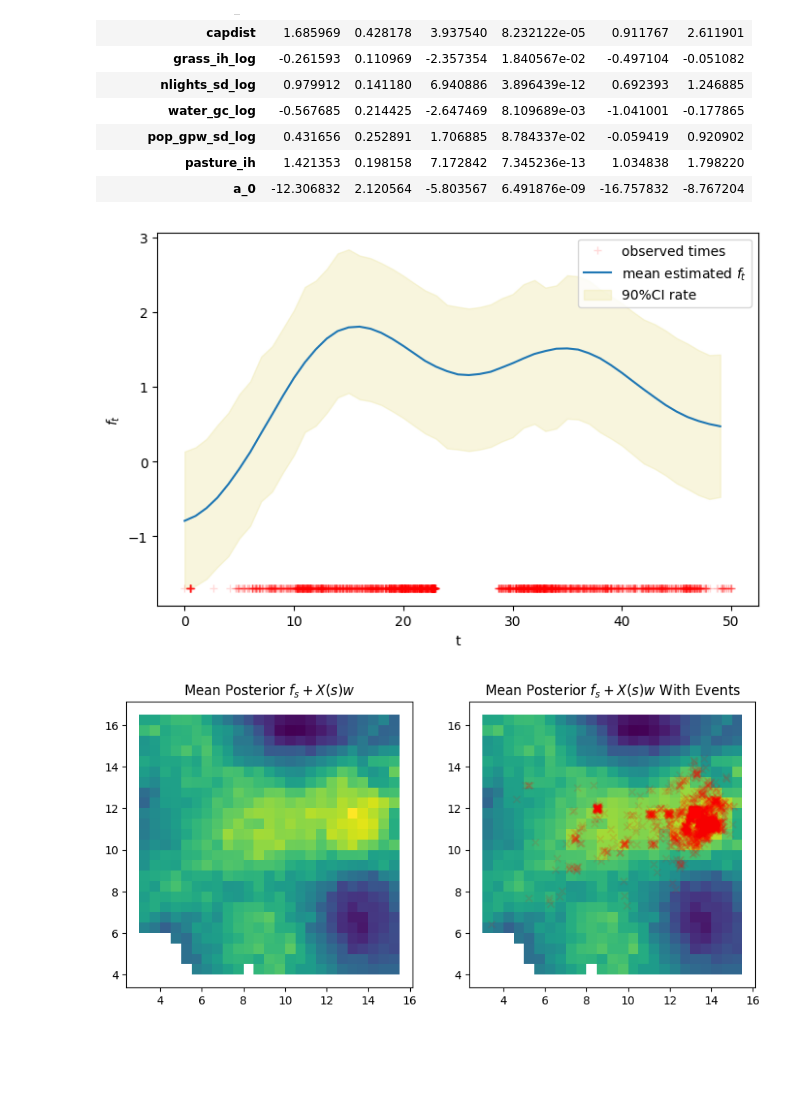
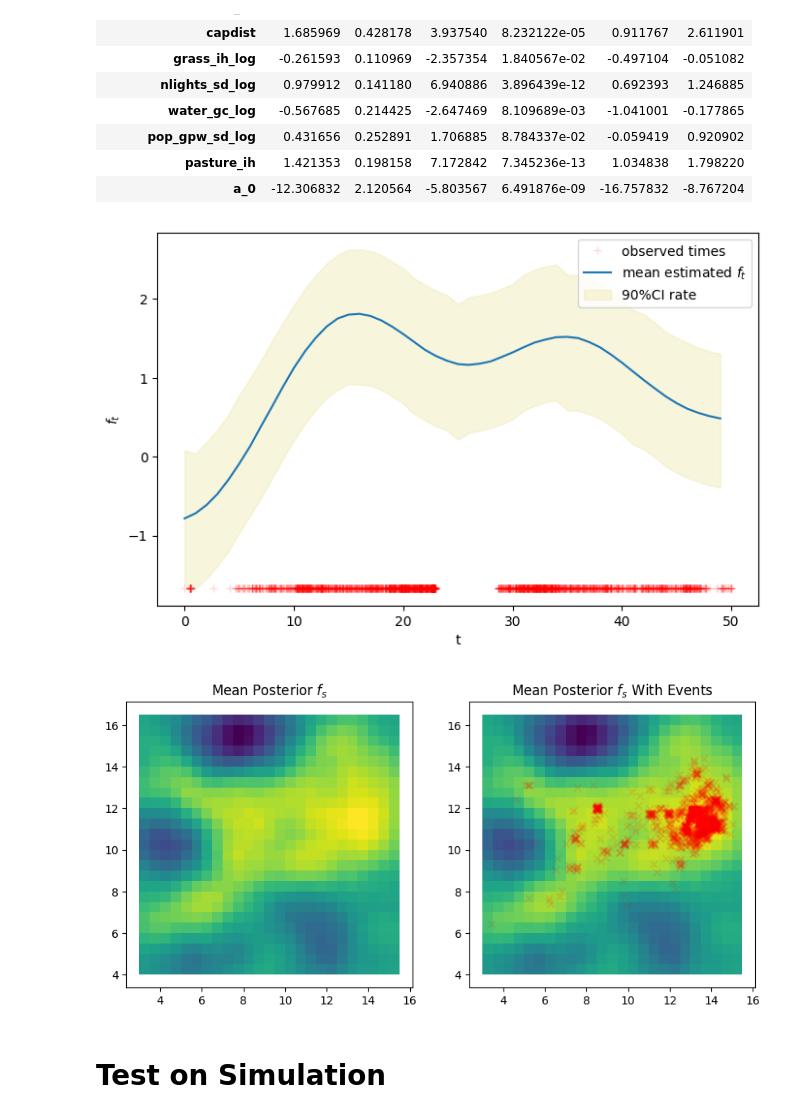
Before and after one commit to imanring/BSTPP, a Jupyter notebook: demo.ipynb, the cells around one changed output. Cells and saved outputs as stored; diff of their text form; code cells hidden in the pictures; blank space fills up the shorter version.

```diff
--- a/demo.ipynb
+++ b/demo.ipynb
@@ -184,19 +147,19 @@ A = np.array([[3,15.5],[4,16.5]])
 column_names = ['droughtstart_speibase', 'urban_ih_log', 'droughtyr_speigdm',
        'herb_gc', 'capdist', 'grass_ih_log', 'nlights_sd_log', 'water_gc_log',
        'pop_gpw_sd_log', 'pasture_ih']
-model_name = 'cox_hawkes'
+model_name = 'lgcp'
 model = Point_Process_Model('data/spt_data.csv',A,model=model_name,
-                            spatial_cov='data/inc_spatial_cov.csv',cov_grid_size=(0.5,0.5),
+                            #spatial_cov='data/inc_spatial_cov.csv',cov_grid_size=(0.5,0.5),
                             cov_names = column_names,
                             a_0=dist.Normal(0,5)
                            )
 # %%
 import pickle
-pre_run = True
+pre_run = False
 if pre_run:
     with open(f'output/{model_name}/output_new.pkl', 'rb') as f:
         output = pickle.load(f)
     model.mcmc = output['mcmc']
     model.mcmc_samples = output['samples']
 else:
-    model.run_mcmc(output_file=f'output/{model_name}/output_new.pkl')
+    model.run_mcmc()
@@ -243,8 +214,10 @@ model.cov_weight_post_summary()#plot_file=f'output/{model_name}/cov_post_hist.pn
 # %%
 model.plot_temporal_background()#f'output/{model_name}/temporal_gp_post_mean.png')
 # %% [output]
-[figure, old version]
+[figure, new version]
 # %%
-model.plot_spatial_background(include_cov=True)#f'output/{model_name}/spatial_gp_cov_post_mean.png',include_cov=True)
+model.plot_spatial_background(include_cov=False)#f'output/{model_name}/spatial_gp_cov_post_mean.png',include_cov=True)
 # %% [output]
-[figure, old version]
+[figure, new version]
+# %% [markdown]
+# Test on Simulation
```
Also changed, not shown: parts of 11 cells of this notebook, 4 other files.
